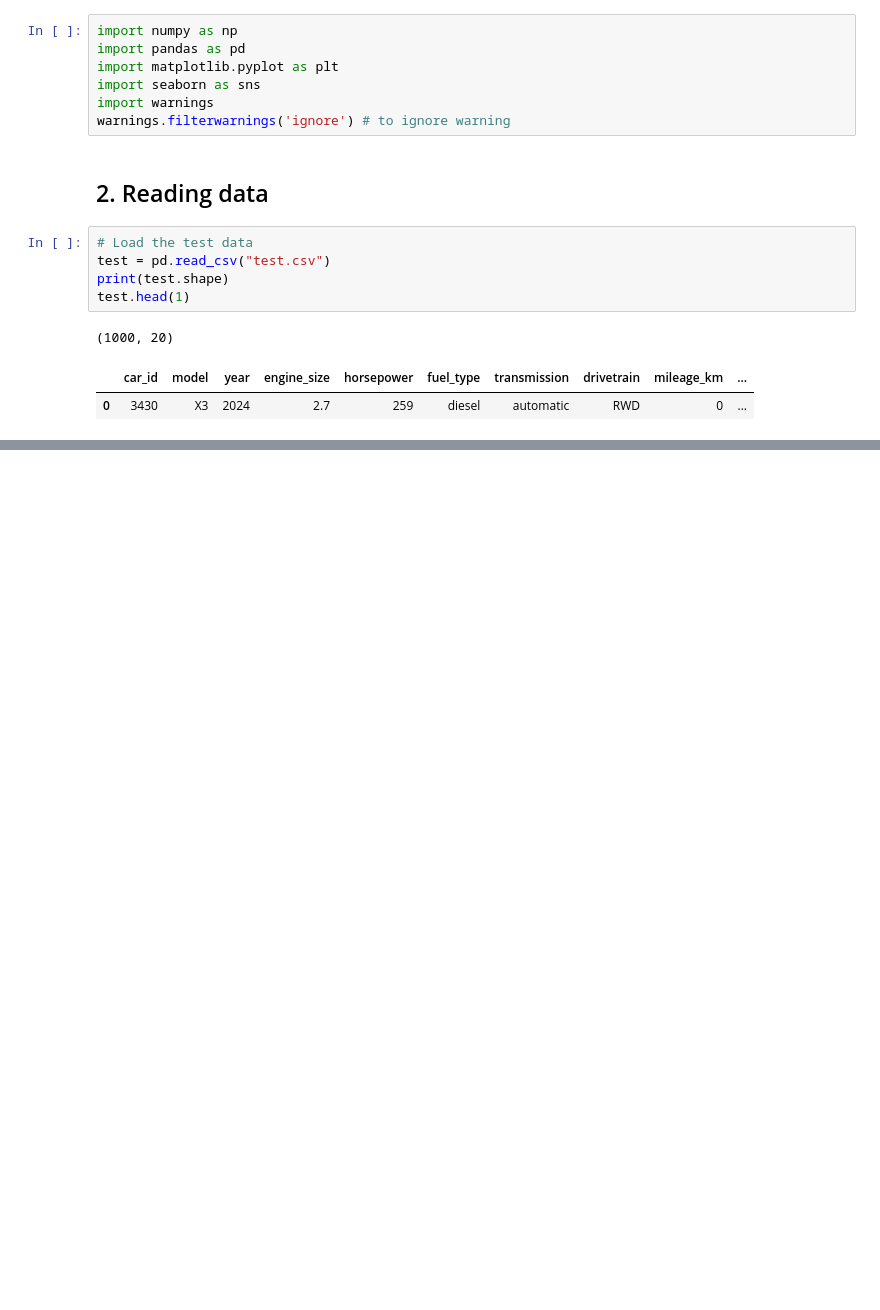
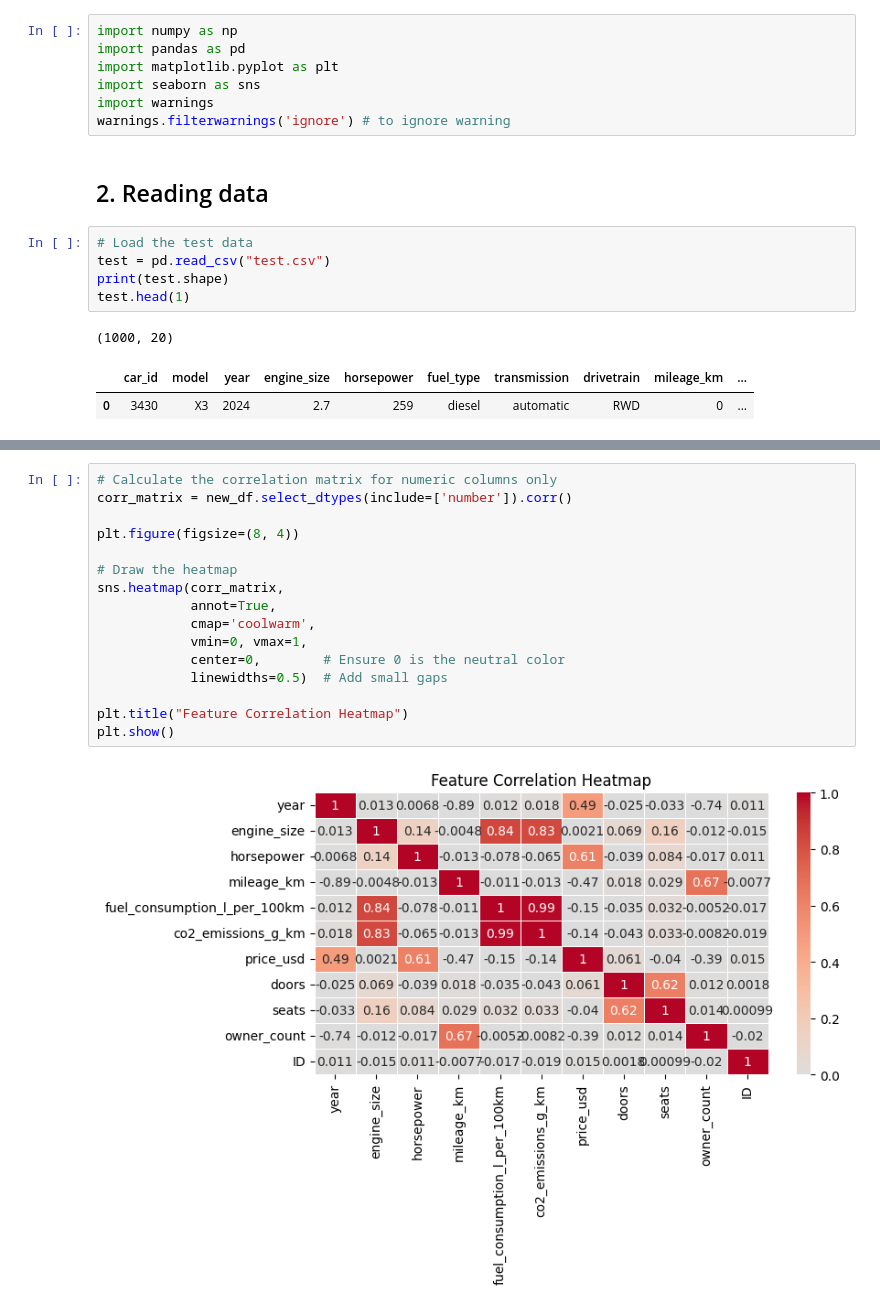
Before and after one commit to Indraadhikari/DAT200-Machine-Learning, a Jupyter notebook: CA5/CA5_Group_11.ipynb, the cells around one changed output, grey strips where cells are left out. Drawn from its saved outputs; the diff is of its cells as text; blank space fills up the shorter version.

```diff
--- a/CA5/CA5_Group_11.ipynb
+++ b/CA5/CA5_Group_11.ipynb
@@ -36,0 +117,18 @@ test.head(1)
+# %%
+# Calculate the correlation matrix for numeric columns only
+corr_matrix = new_df.select_dtypes(include=['number']).corr()
+
+plt.figure(figsize=(8, 4))
+
+# Draw the heatmap
+sns.heatmap(corr_matrix,
+            annot=True,
+            cmap='coolwarm',
+            vmin=0, vmax=1,
+            center=0,        # Ensure 0 is the neutral color
+            linewidths=0.5)  # Add small gaps
+
+plt.title("Feature Correlation Heatmap")
+plt.show()
+# %% [output]
+[figure, added]
```
Also changed, not shown: parts of 5 cells of this notebook.
